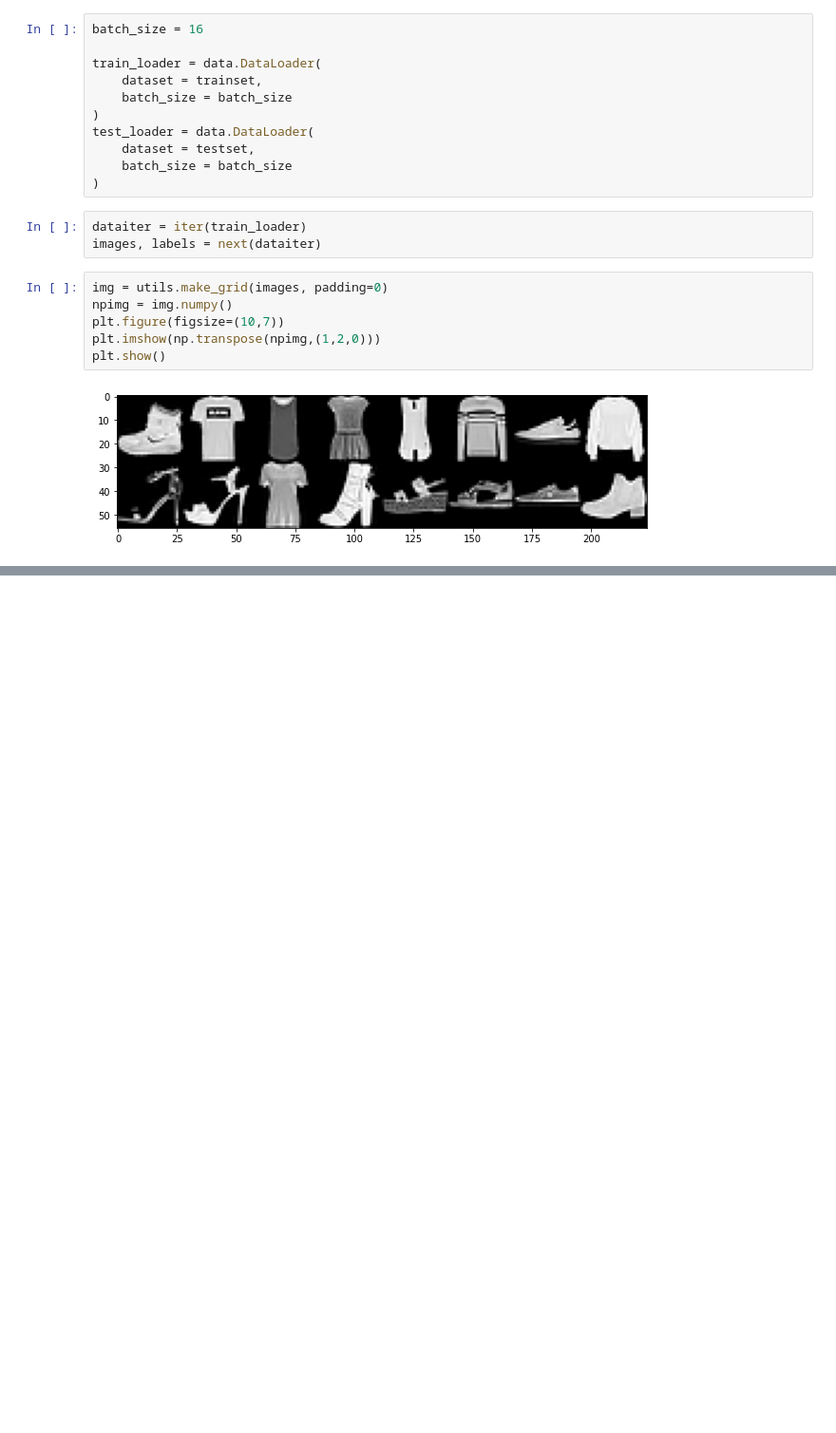
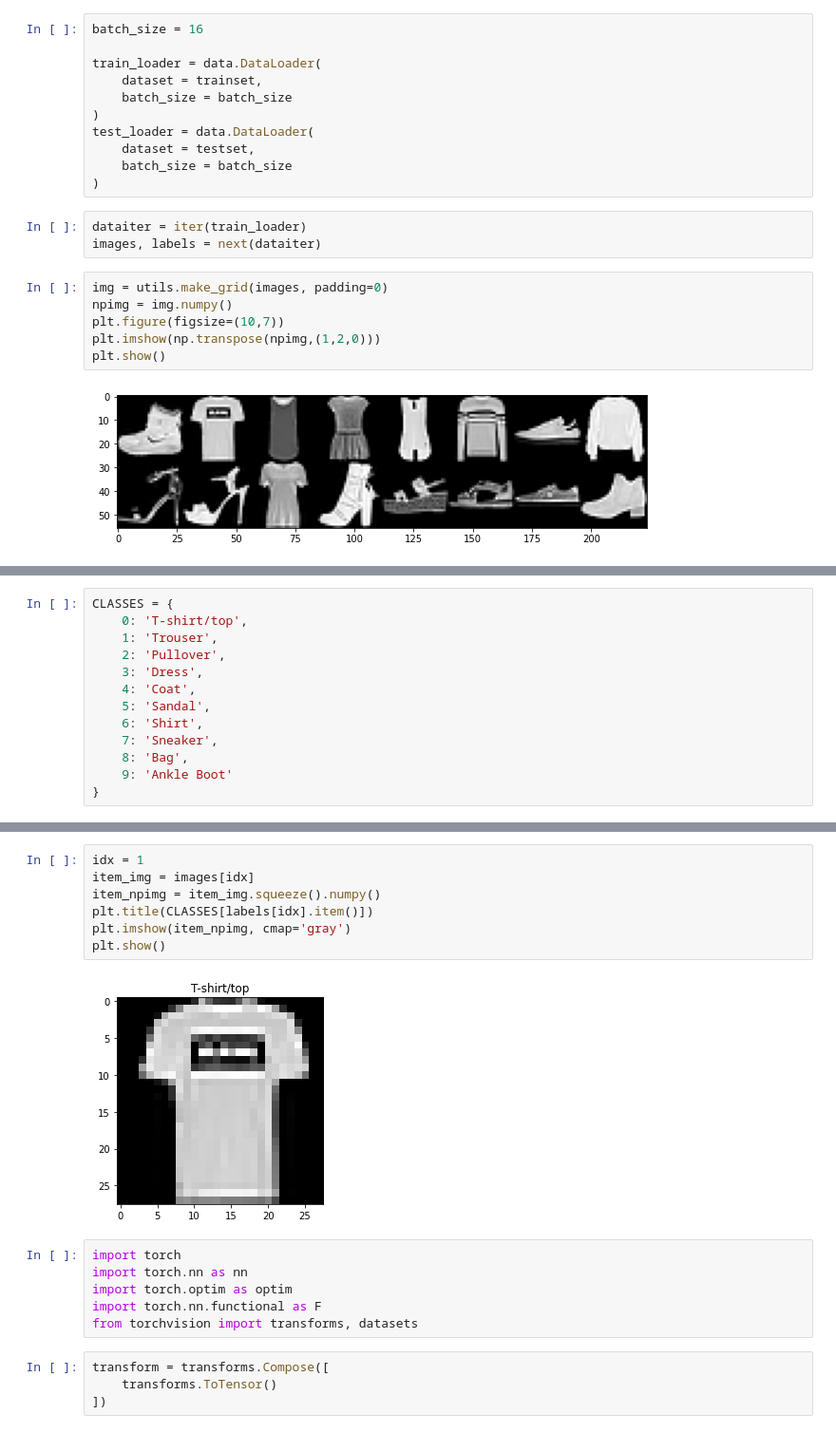
Before and after one commit to cij1012/pytrorch, a Jupyter notebook: 3-min-pytorch_2.ipynb, the cells around one changed output, grey strips where cells are left out. Shown: that part at 95% size. Saved outputs shown, nothing was run; the diff lists cells and outputs as text; blank space fills up the shorter version.

```diff
--- a/3-min-pytorch_2.ipynb
+++ b/3-min-pytorch_2.ipynb
@@ -59,0 +51,13 @@ plt.show()
+# %%
+CLASSES = {
+    0: 'T-shirt/top',
+    1: 'Trouser',
+    2: 'Pullover',
+    3: 'Dress',
+    4: 'Coat',
+    5: 'Sandal',
+    6: 'Shirt',
+    7: 'Sneaker',
+    8: 'Bag',
+    9: 'Ankle Boot'
+}
@@ -59,0 +85,19 @@ plt.show()
+# %%
+idx = 1
+item_img = images[idx]
+item_npimg = item_img.squeeze().numpy()
+plt.title(CLASSES[labels[idx].item()])
+plt.imshow(item_npimg, cmap='gray')
+plt.show()
+# %% [output]
+[figure, added]
+# %%
+import torch
+import torch.nn as nn
+import torch.optim as optim
+import torch.nn.functional as F
+from torchvision import transforms, datasets
+# %%
+transform = transforms.Compose([
+    transforms.ToTensor()
+])
```
Also changed, not shown: parts of 12 cells of this notebook.
